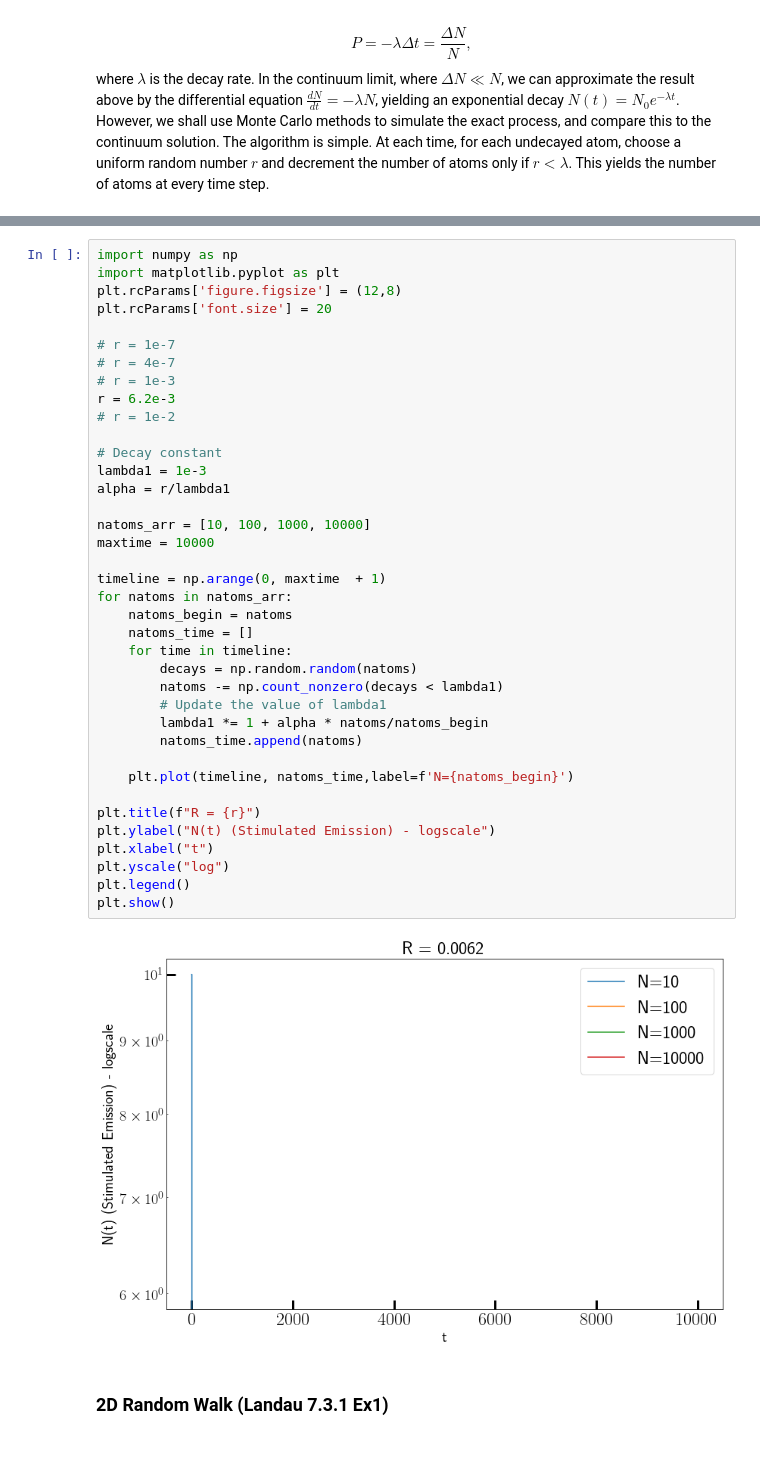
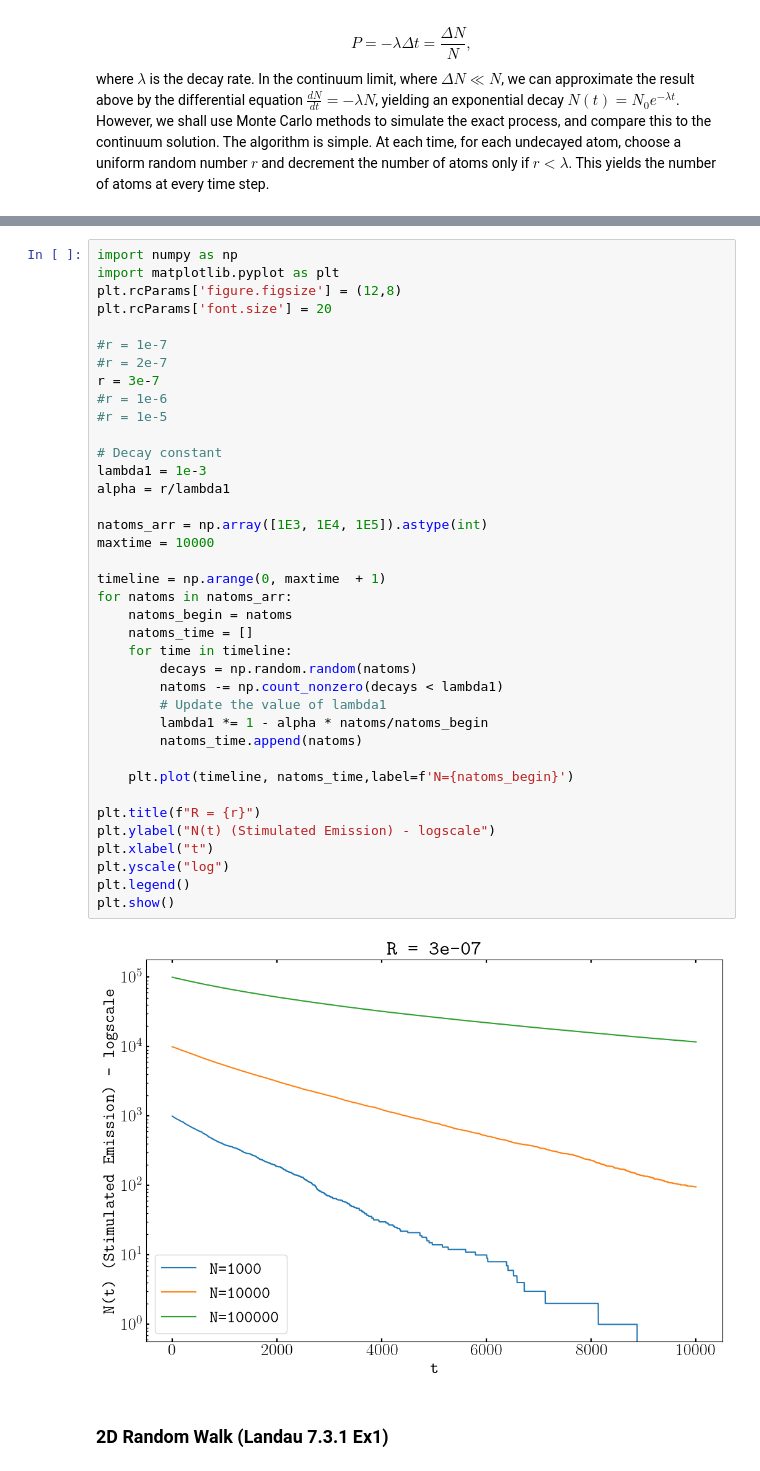
Before and after one commit to hariseldon99/python_workshop, a Jupyter notebook: MC.ipynb, the cells around one changed output, grey strips where cells are left out. Cells and saved outputs as stored; diff of their text form.

```diff
--- a/MC.ipynb
+++ b/MC.ipynb
@@ -61,41 +61,41 @@ import numpy as np
 import matplotlib.pyplot as plt
 plt.rcParams['figure.figsize'] = (12,8)
 plt.rcParams['font.size'] = 20
 
-# r = 1e-7
-# r = 4e-7
-# r = 1e-3
-r = 6.2e-3
-# r = 1e-2
+#r = 1e-7
+#r = 2e-7
+r = 3e-7
+#r = 1e-6
+#r = 1e-5
 
 # Decay constant
 lambda1 = 1e-3
 alpha = r/lambda1
 
-natoms_arr = [10, 100, 1000, 10000]
+natoms_arr = np.array([1E3, 1E4, 1E5]).astype(int)
 maxtime = 10000
 
 timeline = np.arange(0, maxtime  + 1)
 for natoms in natoms_arr:
     natoms_begin = natoms
     natoms_time = []
     for time in timeline:
         decays = np.random.random(natoms)
         natoms -= np.count_nonzero(decays < lambda1)
         # Update the value of lambda1
-        lambda1 *= 1 + alpha * natoms/natoms_begin
+        lambda1 *= 1 - alpha * natoms/natoms_begin
         natoms_time.append(natoms)
 
     plt.plot(timeline, natoms_time,label=f'N={natoms_begin}')
 
 plt.title(f"R = {r}")
 plt.ylabel("N(t) (Stimulated Emission) - logscale")
 plt.xlabel("t")
 plt.yscale("log")
 plt.legend()
 plt.show()
 # %% [output]
-[figure, old version]
+[figure, new version]
 # %% [markdown]
 ### 2D Random Walk (Landau 7.3.1 Ex1)
 # %%
```
Also changed, not shown: parts of 2 cells of this notebook, 2 other files.
